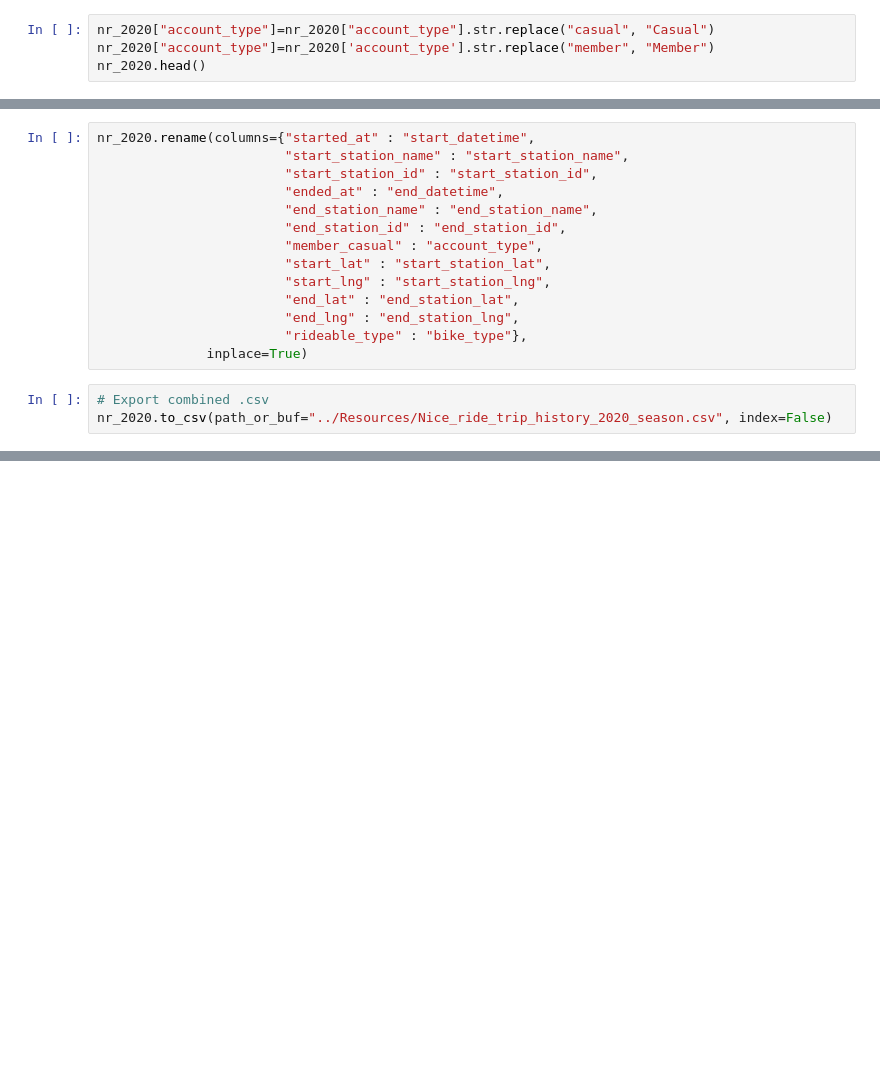
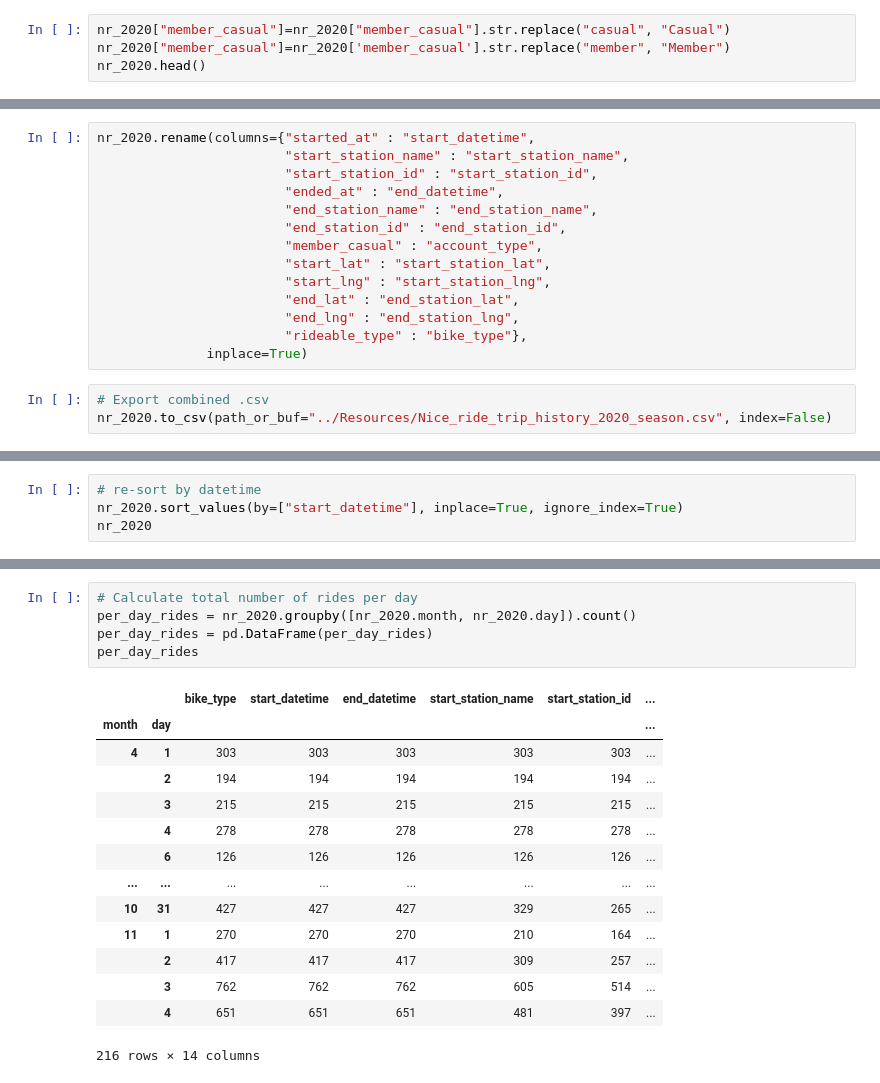
Before and after one commit to luchovzla/project-1, a Jupyter notebook: nice_ride_2020/Nice Ride 2020.ipynb, the cells around one changed output, grey strips where cells are left out. Drawn from its saved outputs; the diff is of its cells as text; blank space fills up the shorter version.

```diff
--- a/nice_ride_2020/Nice Ride 2020.ipynb
+++ b/nice_ride_2020/Nice Ride 2020.ipynb
@@ -69,6 +96,6 @@ nr_2020["member_casual"] = nr_2020["member_casual"].convert_dtypes()
 # %%
 nr_2020 = nr_2020.drop(columns=["ride_id"])
 # %%
-nr_2020["account_type"]=nr_2020["account_type"].str.replace("casual", "Casual")
-nr_2020["account_type"]=nr_2020['account_type'].str.replace("member", "Member")
+nr_2020["member_casual"]=nr_2020["member_casual"].str.replace("casual", "Casual")
+nr_2020["member_casual"]=nr_2020['member_casual'].str.replace("member", "Member")
 nr_2020.head()
@@ -105,0 +151,4 @@ electric_df["bike_type"].value_counts()
+# %%
+# re-sort by datetime
+nr_2020.sort_values(by=["start_datetime"], inplace=True, ignore_index=True)
+nr_2020
@@ -105,0 +181,20 @@ electric_df["bike_type"].value_counts()
+# %%
+# Calculate total number of rides per day
+per_day_rides = nr_2020.groupby([nr_2020.month, nr_2020.day]).count()
+per_day_rides = pd.DataFrame(per_day_rides)
+per_day_rides
+# %% [output]
+|  |  | bike_type | start_datetime | end_datetime | start_station_name | start_station_id | ... |
+| month | day |  |  |  |  |  | ... |
+| 4 | 1 | 303 | 303 | 303 | 303 | 303 | ... |
+|  | 2 | 194 | 194 | 194 | 194 | 194 | ... |
+|  | 3 | 215 | 215 | 215 | 215 | 215 | ... |
+|  | 4 | 278 | 278 | 278 | 278 | 278 | ... |
+|  | 6 | 126 | 126 | 126 | 126 | 126 | ... |
+| ... | ... | ... | ... | ... | ... | ... | ... |
+| 10 | 31 | 427 | 427 | 427 | 329 | 265 | ... |
+| 11 | 1 | 270 | 270 | 270 | 210 | 164 | ... |
+|  | 2 | 417 | 417 | 417 | 309 | 257 | ... |
+|  | 3 | 762 | 762 | 762 | 605 | 514 | ... |
+|  | 4 | 651 | 651 | 651 | 481 | 397 | ... |
+216 rows × 14 columns
```
Also changed, not shown: parts of 29 cells of this notebook, 8 other files.
